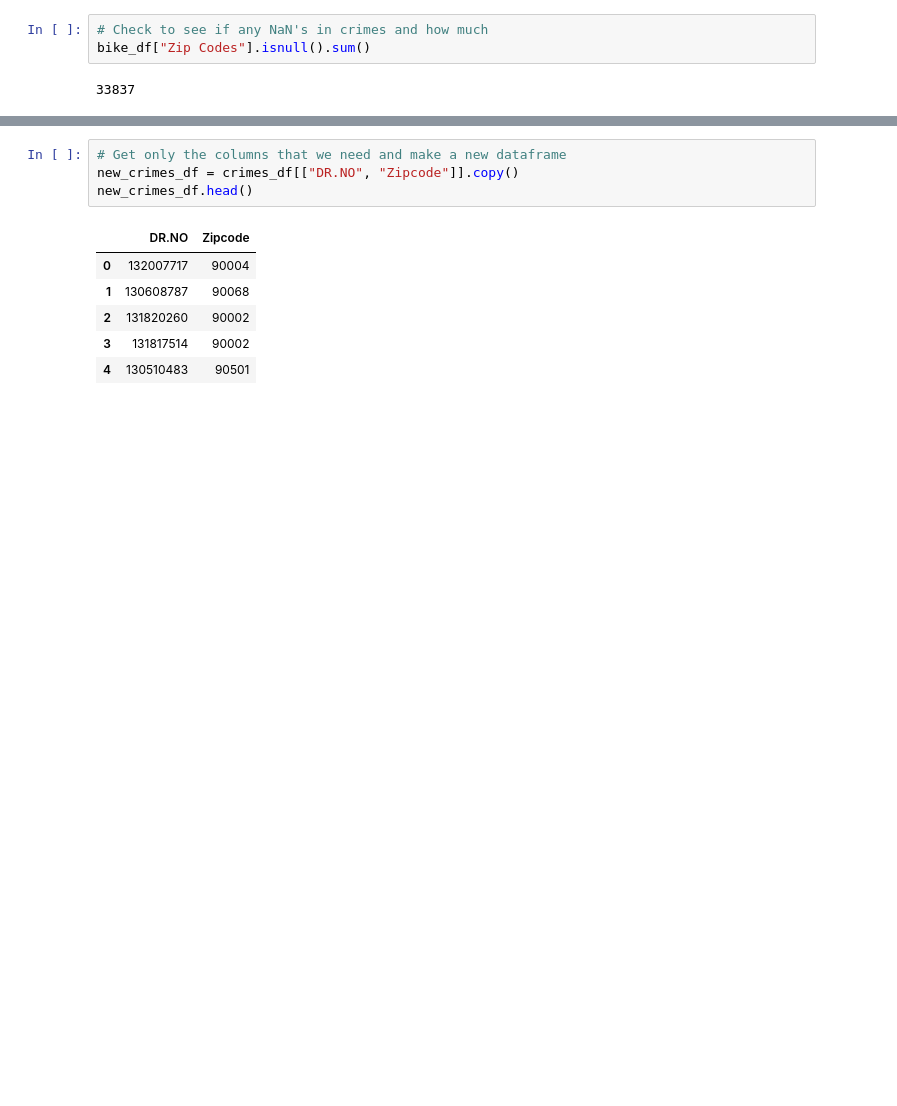
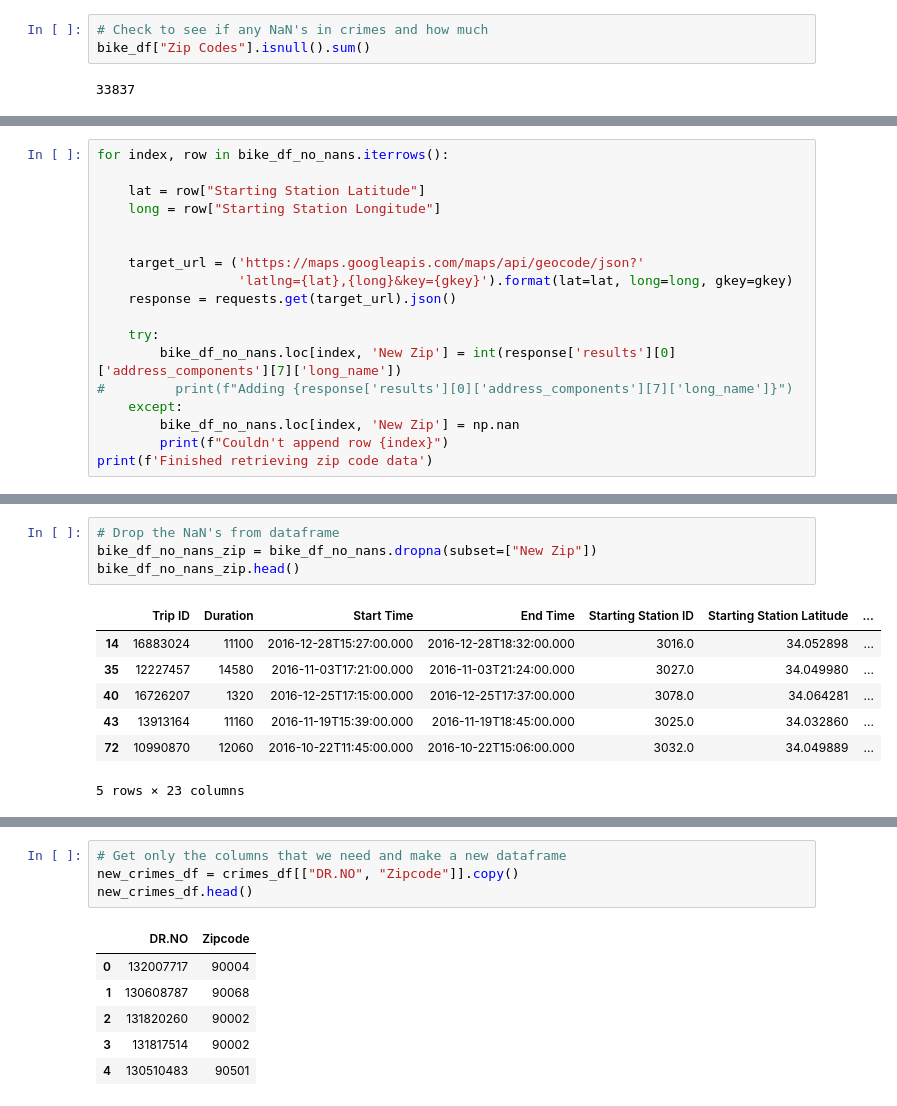
Before and after one commit to KPH3802/LA_Crime_and_Biking, a Jupyter notebook: LA_crime_and_biking.ipynb, the cells around one changed output, grey strips where cells are left out. Drawn from its saved outputs; the diff is of its cells as text; blank space fills up the shorter version.

```diff
--- a/LA_crime_and_biking.ipynb
+++ b/LA_crime_and_biking.ipynb
@@ -74,0 +111,18 @@ bike_df_no_nans_zip.head()
+# %%
+for index, row in bike_df_no_nans.iterrows():
+
+    lat = row["Starting Station Latitude"]
+    long = row["Starting Station Longitude"]
+
+
+    target_url = ('https://maps.googleapis.com/maps/api/geocode/json?'
+                  'latlng={lat},{long}&key={gkey}').format(lat=lat, long=long, gkey=gkey)
+    response = requests.get(target_url).json()
+
+    try:
+        bike_df_no_nans.loc[index, 'New Zip'] = int(response['results'][0]['address_components'][7]['long_name'])
+#         print(f"Adding {response['results'][0]['address_components'][7]['long_name']}")
+    except:
+        bike_df_no_nans.loc[index, 'New Zip'] = np.nan
+        print(f"Couldn't append row {index}")
+print(f'Finished retrieving zip code data')
@@ -74,0 +162,12 @@ bike_df_no_nans_zip.head()
+# %%
+# Drop the NaN's from dataframe
+bike_df_no_nans_zip = bike_df_no_nans.dropna(subset=["New Zip"])
+bike_df_no_nans_zip.head()
+# %% [output]
+|  | Trip ID | Duration | Start Time | End Time | Starting Station ID | Starting Station Latitude | ... |
+| 14 | 16883024 | 11100 | 2016-12-28T15:27:00.000 | 2016-12-28T18:32:00.000 | 3016.0 | 34.052898 | ... |
+| 35 | 12227457 | 14580 | 2016-11-03T17:21:00.000 | 2016-11-03T21:24:00.000 | 3027.0 | 34.049980 | ... |
+| 40 | 16726207 | 1320 | 2016-12-25T17:15:00.000 | 2016-12-25T17:37:00.000 | 3078.0 | 34.064281 | ... |
+| 43 | 13913164 | 11160 | 2016-11-19T15:39:00.000 | 2016-11-19T18:45:00.000 | 3025.0 | 34.032860 | ... |
+| 72 | 10990870 | 12060 | 2016-10-22T11:45:00.000 | 2016-10-22T15:06:00.000 | 3032.0 | 34.049889 | ... |
+5 rows × 23 columns
```
Also changed, not shown: parts of 24 cells of this notebook.
